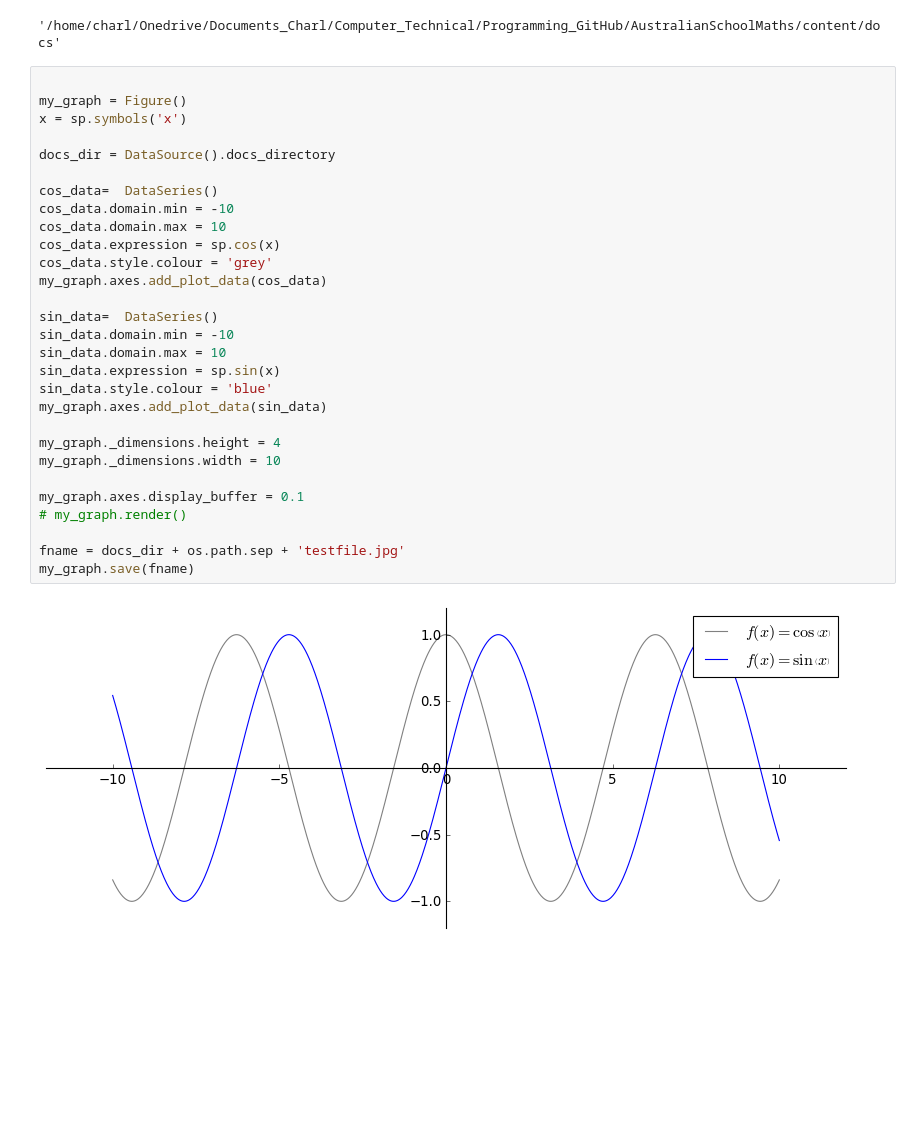
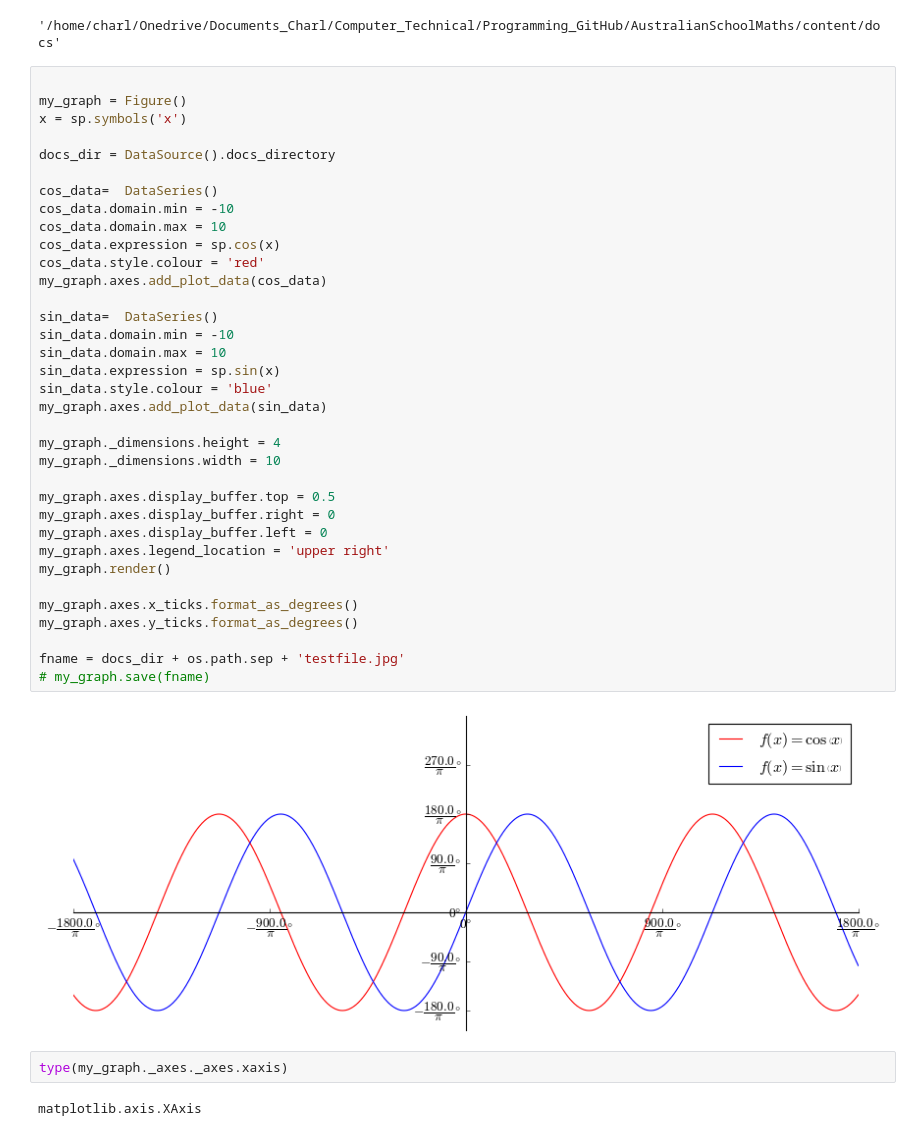
Before and after one commit to charl-potgieter/AustralianSchoolMaths, a Jupyter notebook: WebsiteCreator/caller.ipynb, the cells around one changed output. Cells and saved outputs as stored; diff of their text form; blank space fills up the shorter version.

Commit message:
graphs wip 8 tick formatting wip

```diff
--- a/WebsiteCreator/caller.ipynb
+++ b/WebsiteCreator/caller.ipynb
@@ -11,31 +11,41 @@ docs_dir
 # %%
 
 my_graph = Figure()
 x = sp.symbols('x')
 
 docs_dir = DataSource().docs_directory
 
 cos_data=  DataSeries()
 cos_data.domain.min = -10
 cos_data.domain.max = 10
 cos_data.expression = sp.cos(x)
-cos_data.style.colour = 'grey'
+cos_data.style.colour = 'red'
 my_graph.axes.add_plot_data(cos_data)
 
 sin_data=  DataSeries()
 sin_data.domain.min = -10
 sin_data.domain.max = 10
 sin_data.expression = sp.sin(x)
 sin_data.style.colour = 'blue'
 my_graph.axes.add_plot_data(sin_data)
 
 my_graph._dimensions.height = 4
 my_graph._dimensions.width = 10
 
-my_graph.axes.display_buffer = 0.1
-# my_graph.render()
+my_graph.axes.display_buffer.top = 0.5
+my_graph.axes.display_buffer.right = 0
+my_graph.axes.display_buffer.left = 0
+my_graph.axes.legend_location = 'upper right'
+my_graph.render()
+
+my_graph.axes.x_ticks.format_as_degrees()
+my_graph.axes.y_ticks.format_as_degrees()
 
 fname = docs_dir + os.path.sep + 'testfile.jpg'
-my_graph.save(fname)
+# my_graph.save(fname)
 # %% [output]
-[figure, old version]
+[figure, new version]
+# %%
+type(my_graph._axes._axes.xaxis)
+# %% [output]
+matplotlib.axis.XAxis
```
Also changed, not shown: 1 other file.
